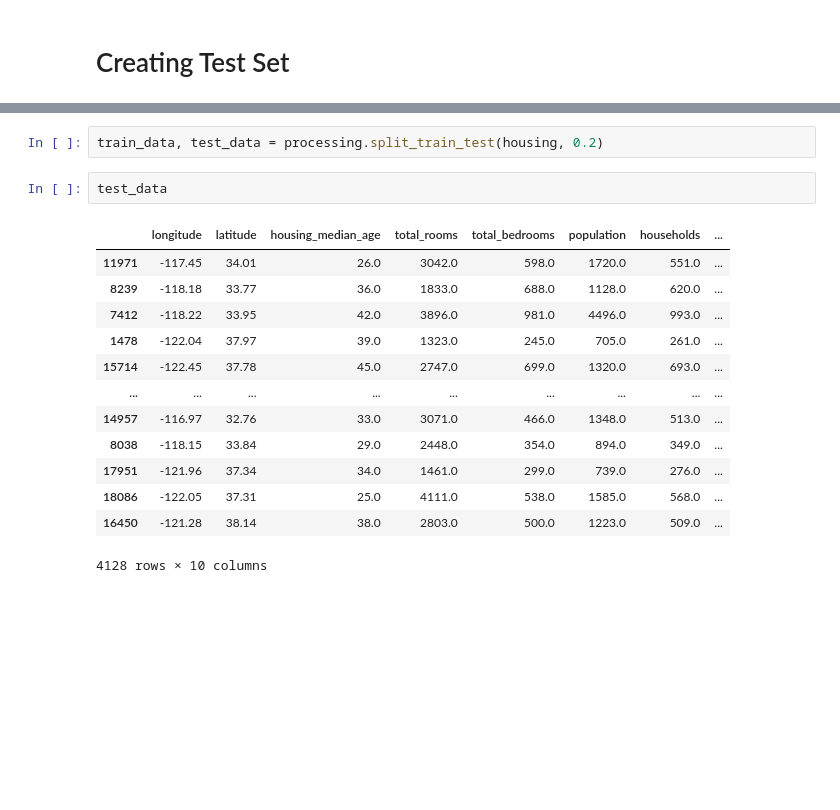
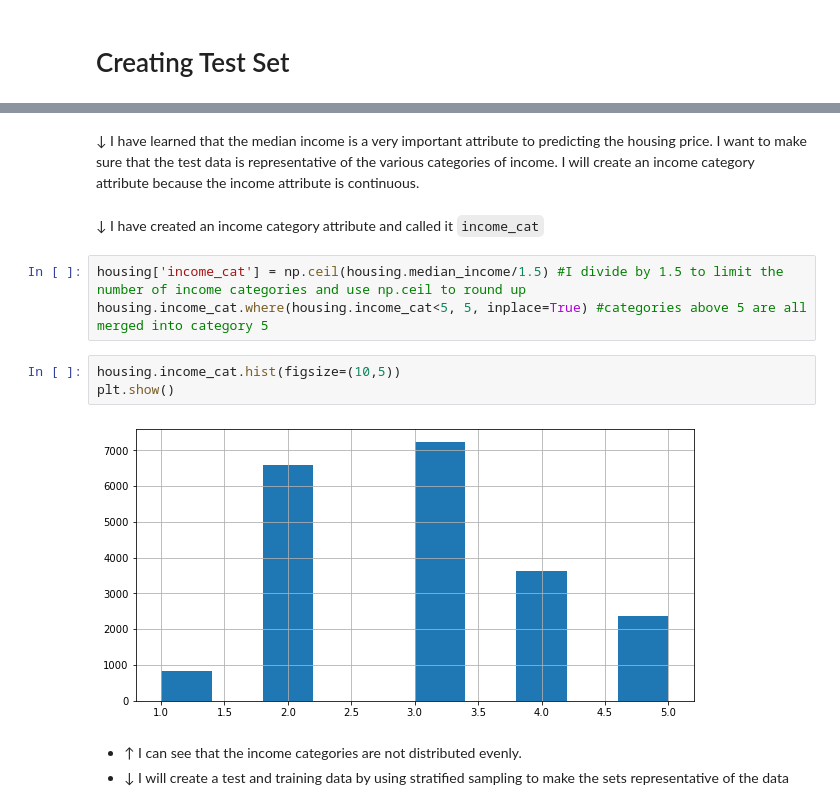
Before and after one commit to Wishbert/house-price-prediction, a Jupyter notebook: analysis.ipynb, the cells around one changed output, grey strips where cells are left out. Cells and saved outputs as stored; diff of their text form; blank space fills up the shorter version.

Commit message:
This commits the stratified training and test data sets

```diff
--- a/analysis.ipynb
+++ b/analysis.ipynb
@@ -85,18 +86,16 @@ processing = ProcessData()
-# %%
-train_data, test_data = processing.split_train_test(housing, 0.2)
-# %%
-test_data
-# %% [output]
-|  | longitude | latitude | housing_median_age | total_rooms | total_bedrooms | population | households | ... |
-| 11971 | -117.45 | 34.01 | 26.0 | 3042.0 | 598.0 | 1720.0 | 551.0 | ... |
-| 8239 | -118.18 | 33.77 | 36.0 | 1833.0 | 688.0 | 1128.0 | 620.0 | ... |
-| 7412 | -118.22 | 33.95 | 42.0 | 3896.0 | 981.0 | 4496.0 | 993.0 | ... |
-| 1478 | -122.04 | 37.97 | 39.0 | 1323.0 | 245.0 | 705.0 | 261.0 | ... |
-| 15714 | -122.45 | 37.78 | 45.0 | 2747.0 | 699.0 | 1320.0 | 693.0 | ... |
-| ... | ... | ... | ... | ... | ... | ... | ... | ... |
-| 14957 | -116.97 | 32.76 | 33.0 | 3071.0 | 466.0 | 1348.0 | 513.0 | ... |
-| 8038 | -118.15 | 33.84 | 29.0 | 2448.0 | 354.0 | 894.0 | 349.0 | ... |
-| 17951 | -121.96 | 37.34 | 34.0 | 1461.0 | 299.0 | 739.0 | 276.0 | ... |
-| 18086 | -122.05 | 37.31 | 25.0 | 4111.0 | 538.0 | 1585.0 | 568.0 | ... |
-| 16450 | -121.28 | 38.14 | 38.0 | 2803.0 | 500.0 | 1223.0 | 509.0 | ... |
-4128 rows × 10 columns
+# %% [markdown]
+&#8595; I have learned that the median income is a very important attribute to predicting the housing price. I want to make sure that the test data is representative of the various categories of income.
+I will create an income category attribute because the income attribute is continuous.
+# %% [markdown]
+&#8595; I have created an income category attribute and called it `income_cat`
+# %%
+housing['income_cat'] = np.ceil(housing.median_income/1.5) #I divide by 1.5 to limit the number of income categories and use np.ceil to round up
+housing.income_cat.where(housing.income_cat<5, 5, inplace=True) #categories above 5 are all merged into category 5
+# %%
+housing.income_cat.hist(figsize=(10,5))
+plt.show()
+# %% [output]
+[figure, added]
+# %% [markdown]
+- &#8593; I can see that the income categories are not distributed evenly.
+- &#8595; I will create a test and training data by using stratified sampling to make the sets representative of the data
```
Also changed, not shown: parts of 11 cells of this notebook, 2 other files.
